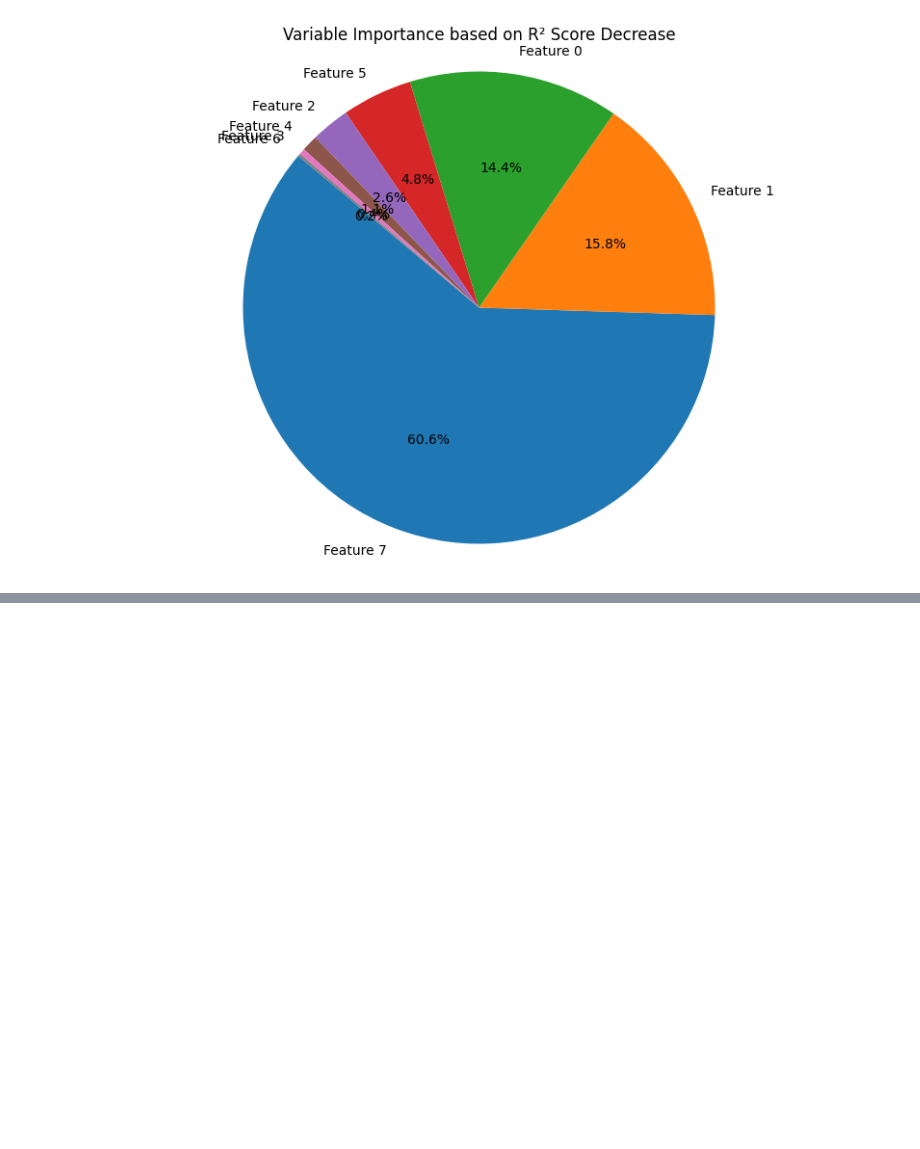
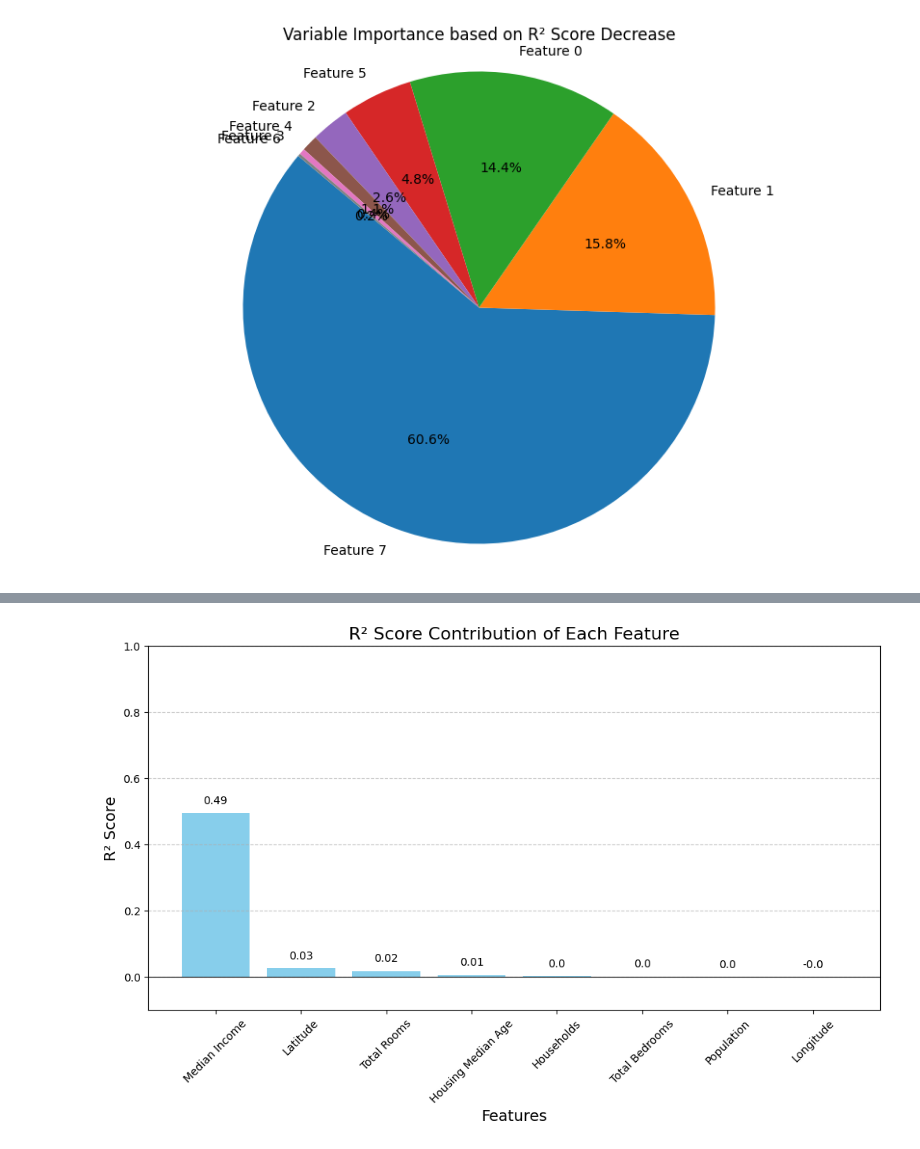
Before and after one commit to CullosK/MeXE402_Midterm_Cullos_Kristina-Verroya_Patrick, a Jupyter notebook: linear.ipynb, the cells around one changed output, grey strips where cells are left out. Drawn from its saved outputs; the diff is of its cells as text; code cells hidden in the pictures; blank space fills up the shorter version.

```diff
--- a/linear.ipynb
+++ b/linear.ipynb
@@ -558,0 +559,87 @@ plt.show()
+# %%
+import pandas as pd
+import numpy as np
+import matplotlib.pyplot as plt
+from sklearn.model_selection import train_test_split
+from sklearn.linear_model import LinearRegression
+from sklearn.metrics import r2_score
+
+# Load the dataset
+dataset = pd.read_csv('housing.csv')
+
+# Prepare the data
+X = dataset.iloc[:, :-2].values
+y = dataset.iloc[:, -2].values
+
+# Split the dataset
+X_train, X_test, y_train, y_test = train_test_split(X, y, test_size=0.2, random_state=1)
+
+# Train the linear regression model
+model = LinearRegression()
+model.fit(X_train, y_train)
+
+# Predict and calculate R² for the full model
+y_pred = model.predict(X_test)
+r2_full = r2_score(y_test, y_pred)
+
+# Initialize lists to hold R² scores
+r2_scores = []
+
+# Calculate R² for each feature separately
+for i in range(X.shape[1]):
+    # Prepare a dataset with only the i-th feature
+    X_train_single = X_train[:, i].reshape(-1, 1)
+    X_test_single = X_test[:, i].reshape(-1, 1)
+
+    # Train the model using only the i-th feature
+    model_single = LinearRegression()
+    model_single.fit(X_train_single, y_train)
+
+    # Predict and calculate R²
+    y_pred_single = model_single.predict(X_test_single)
+    r2_single = r2_score(y_test, y_pred_single)
+
+    # Store the R² score for the feature
+    r2_scores.append(r2_single)
+
+# Convert to DataFrame for better readability
+importance_df = pd.DataFrame({'Feature': [f'Feature {i}' for i in range(X.shape[1])], 'R² Score': r2_scores})
+
+# Rename features
+importance_df.loc[importance_df['Feature'] == 'Feature 0', 'Feature'] = 'Longitude'
+importance_df.loc[importance_df['Feature'] == 'Feature 1', 'Feature'] = 'Latitude'
+importance_df.loc[importance_df['Feature'] == 'Feature 2', 'Feature'] = 'Housing Median Age'
+importance_df.loc[importance_df['Feature'] == 'Feature 3', 'Feature'] = 'Total Rooms'
+importance_df.loc[importance_df['Feature'] == 'Feature 4', 'Feature'] = 'Total Bedrooms'
+importance_df.loc[importance_df['Feature'] == 'Feature 5', 'Feature'] = 'Population'
+importance_df.loc[importance_df['Feature'] == 'Feature 6', 'Feature'] = 'Households'
+importance_df.loc[importance_df['Feature'] == 'Feature 7', 'Feature'] = 'Median Income'
+
+importance_df.sort_values(by='R² Score', ascending=False, inplace=True)
+
+# Check R² scores
+print(importance_df)
+
+# Plotting the R² scores as a bar graph
+plt.figure(figsize=(12, 6))
+bars = plt.bar(importance_df['Feature'], importance_df['R² Score'], color='skyblue')
+
+# Set fixed limits for y-axis
+plt.ylim(-0.1, 1.0)  # Adjust these limits based on expected R² scores
+
+# Add data labels on top of the bars
+for bar in bars:
+    yval = bar.get_height()
+    plt.text(bar.get_x() + bar.get_width()/2, yval + 0.02, round(yval, 2), ha='center', va='bottom')
+
+plt.title('R² Score Contribution of Each Feature', fontsize=16)
+plt.xlabel('Features', fontsize=14)
+plt.ylabel('R² Score', fontsize=14)
+plt.xticks(rotation=45)  # Rotate x-axis labels for better visibility
+plt.axhline(0, color='black', linewidth=0.8)  # Add a horizontal line at y=0
+plt.grid(axis='y', linestyle='--', alpha=0.7)  # Add grid lines for easier reading
+plt.show()
+
+# Display the R² scores DataFrame
+print(importance_df)
+# %% [output]
@@ -558,0 +655 @@ plt.show()
+[figure, added]
```
Also changed, not shown: parts of 4 cells of this notebook, 1 other file.
